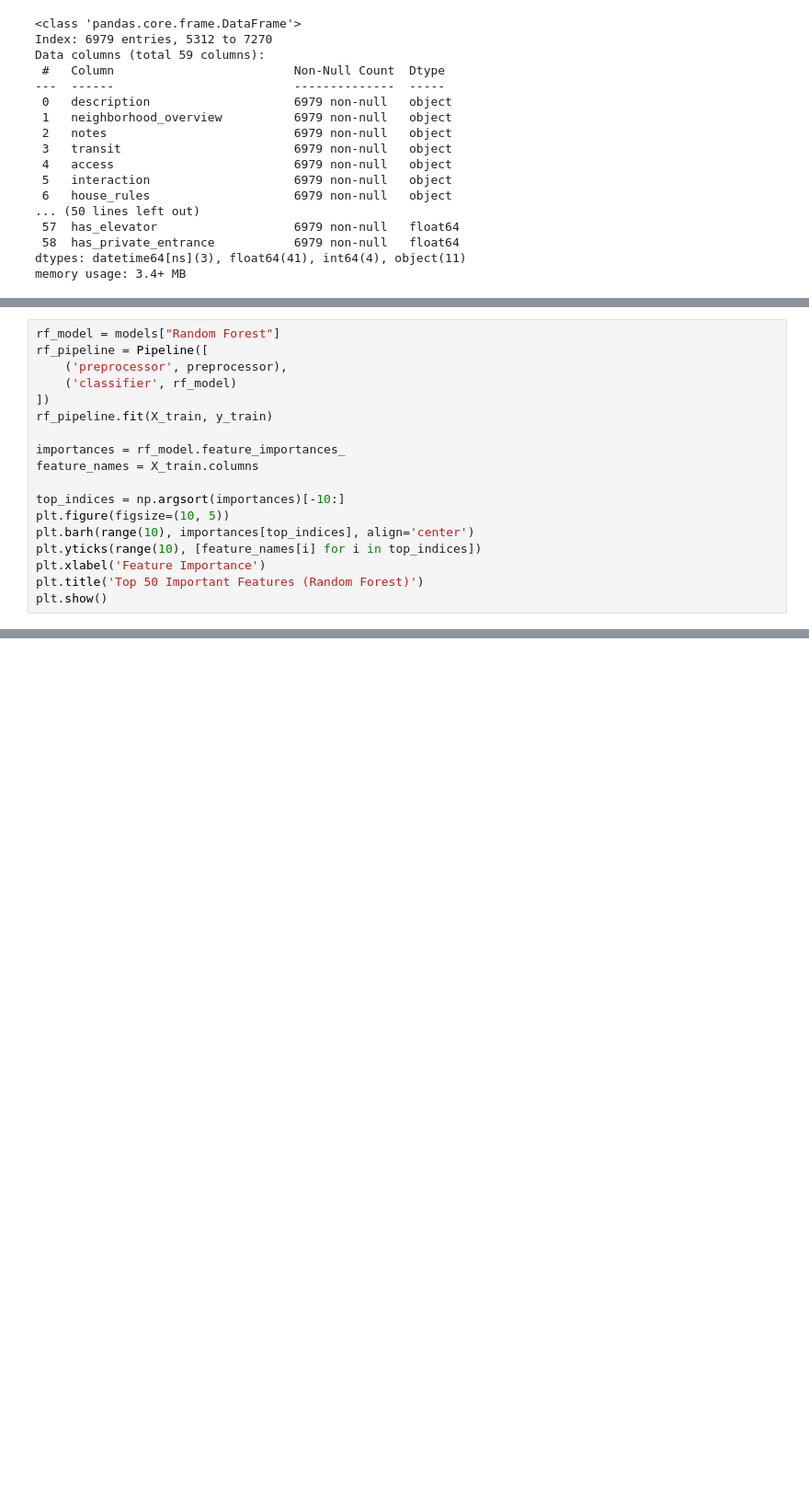
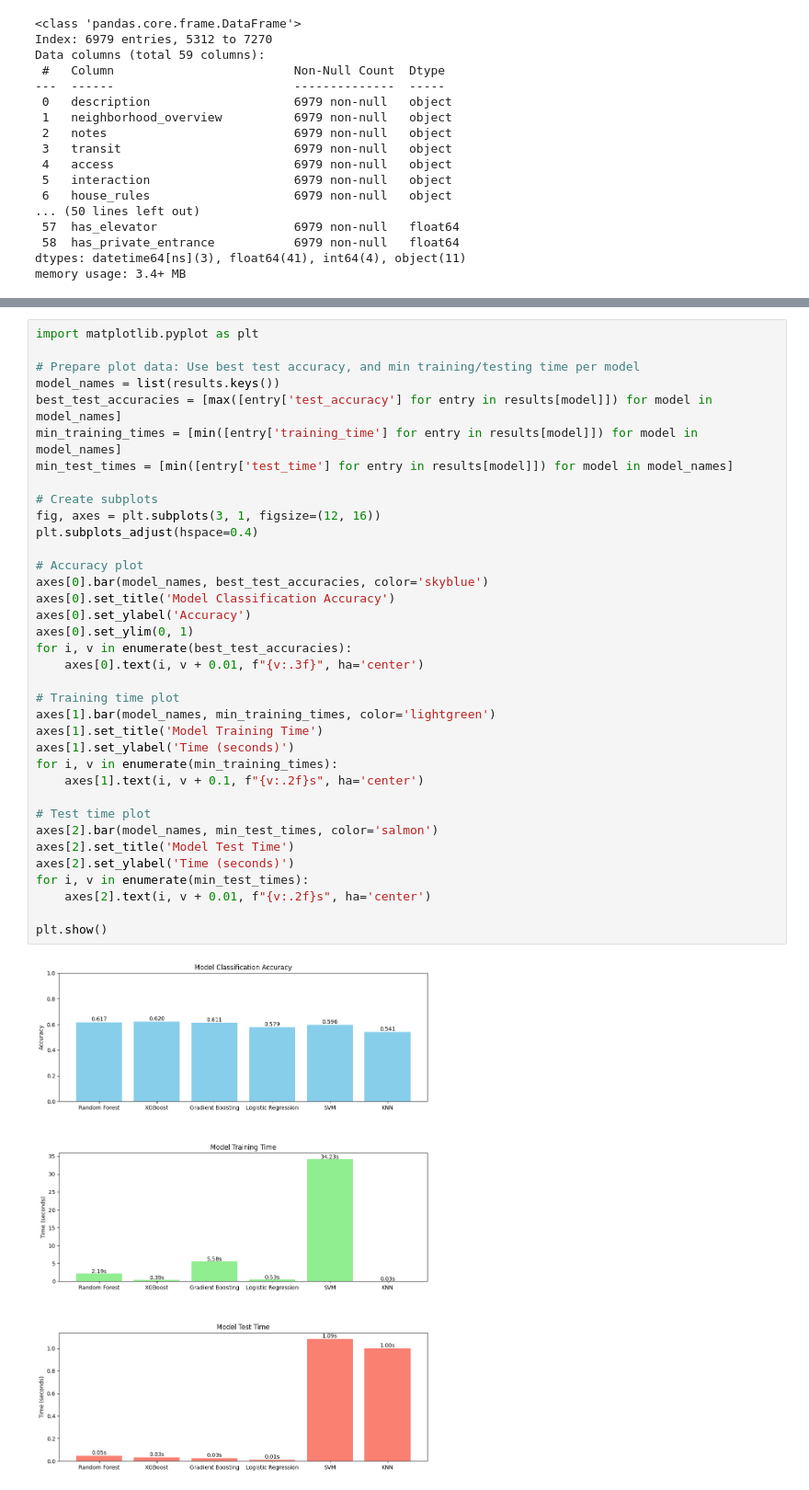
Before and after one commit to MaysoonHelmy/Guest_Satisfaction_Prediction, a Jupyter notebook: Milestone2/Milestone_2.ipynb, the cells around one changed output, grey strips where cells are left out. Shown at 92% size. Cells and saved outputs as stored; diff of their text form; blank space fills up the shorter version.

```diff
--- a/Milestone2/Milestone_2.ipynb
+++ b/Milestone2/Milestone_2.ipynb
@@ -899,18 +857,0 @@ Classification Report:
-# %%
-rf_model = models["Random Forest"]
-rf_pipeline = Pipeline([
-    ('preprocessor', preprocessor),
-    ('classifier', rf_model)
-])
-rf_pipeline.fit(X_train, y_train)
-
-importances = rf_model.feature_importances_
-feature_names = X_train.columns
-
-top_indices = np.argsort(importances)[-10:]
-plt.figure(figsize=(10, 5))
-plt.barh(range(10), importances[top_indices], align='center')
-plt.yticks(range(10), [feature_names[i] for i in top_indices])
-plt.xlabel('Feature Importance')
-plt.title('Top 50 Important Features (Random Forest)')
-plt.show()
@@ -1270,0 +1097,38 @@ ValueError: y contains previously unseen labels: 0
+# %%
+import matplotlib.pyplot as plt
+
+# Prepare plot data: Use best test accuracy, and min training/testing time per model
+model_names = list(results.keys())
+best_test_accuracies = [max([entry['test_accuracy'] for entry in results[model]]) for model in model_names]
+min_training_times = [min([entry['training_time'] for entry in results[model]]) for model in model_names]
+min_test_times = [min([entry['test_time'] for entry in results[model]]) for model in model_names]
+
+# Create subplots
+fig, axes = plt.subplots(3, 1, figsize=(12, 16))
+plt.subplots_adjust(hspace=0.4)
+
+# Accuracy plot
+axes[0].bar(model_names, best_test_accuracies, color='skyblue')
+axes[0].set_title('Model Classification Accuracy')
+axes[0].set_ylabel('Accuracy')
+axes[0].set_ylim(0, 1)
+for i, v in enumerate(best_test_accuracies):
+    axes[0].text(i, v + 0.01, f"{v:.3f}", ha='center')
+
+# Training time plot
+axes[1].bar(model_names, min_training_times, color='lightgreen')
+axes[1].set_title('Model Training Time')
+axes[1].set_ylabel('Time (seconds)')
+for i, v in enumerate(min_training_times):
+    axes[1].text(i, v + 0.1, f"{v:.2f}s", ha='center')
+
+# Test time plot
+axes[2].bar(model_names, min_test_times, color='salmon')
+axes[2].set_title('Model Test Time')
+axes[2].set_ylabel('Time (seconds)')
+for i, v in enumerate(min_test_times):
+    axes[2].text(i, v + 0.01, f"{v:.2f}s", ha='center')
+
+plt.show()
+# %% [output]
+[figure, added]
```
Also changed, not shown: parts of 27 cells of this notebook, 7 other files.
